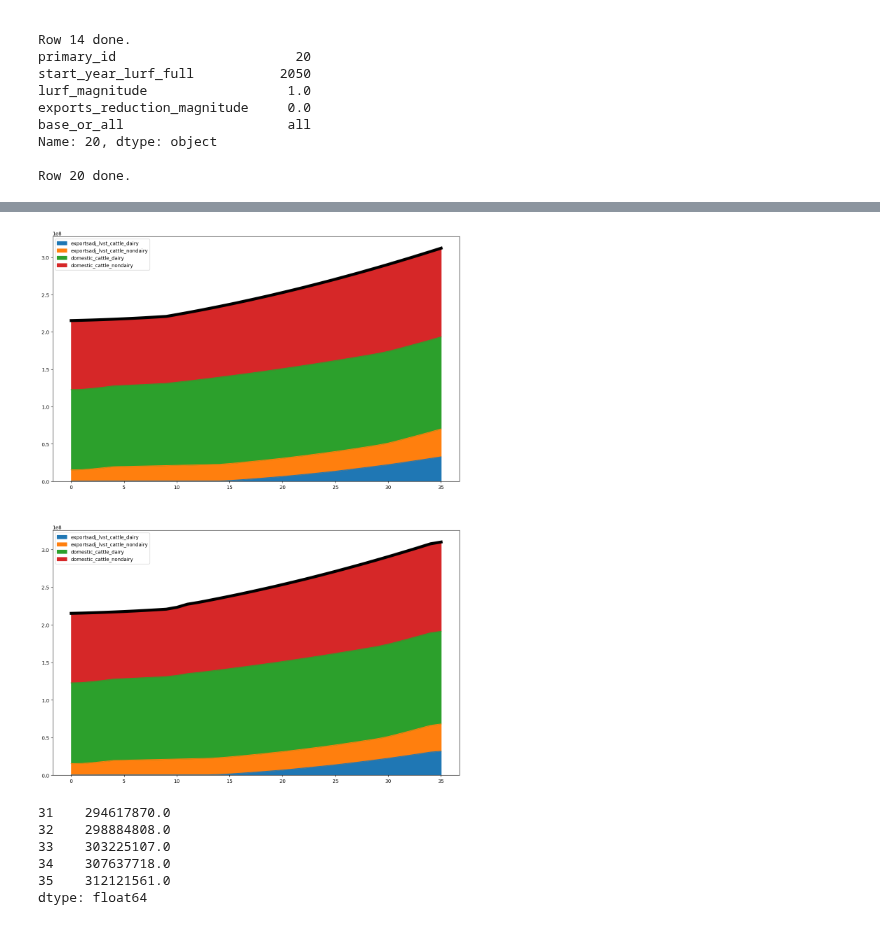
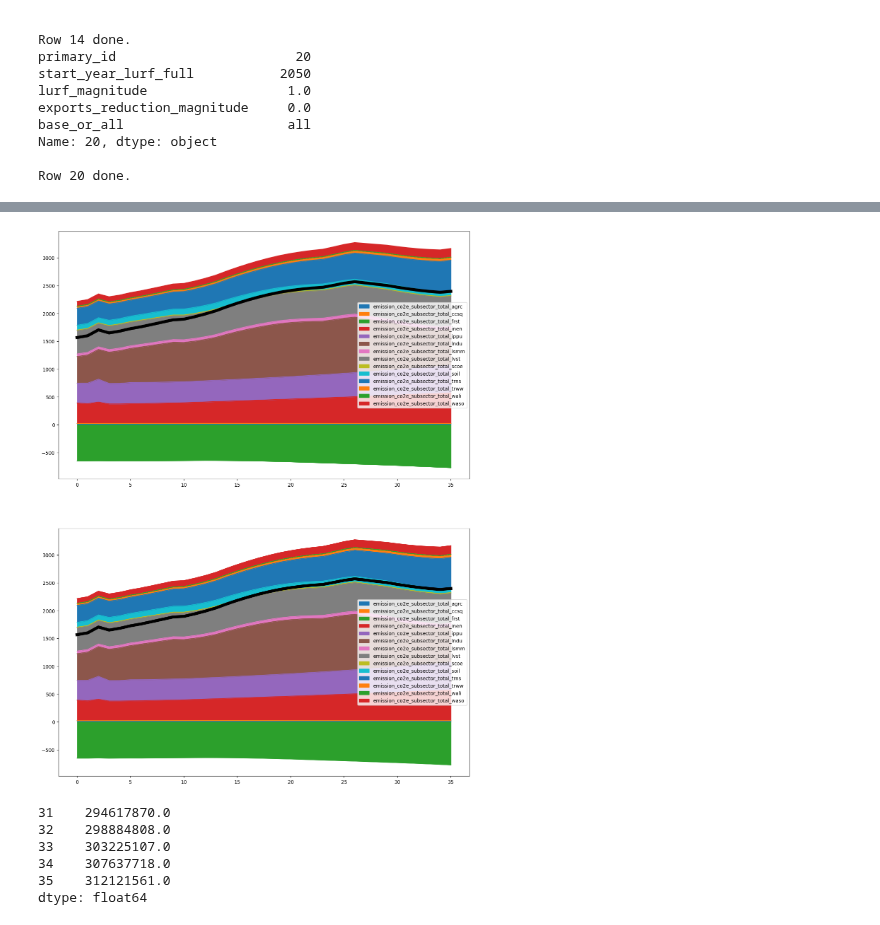
Before and after one commit to jcsyme/sisepuede, a Jupyter notebook: python/build_energy.ipynb, the cells around one changed output, grey strips where cells are left out. Drawn from its saved outputs; the diff is of its cells as text; code cells hidden in the pictures.

```diff
--- a/python/build_energy.ipynb
+++ b/python/build_energy.ipynb
@@ -138,6 +138,10 @@ vec = np.array(
 )*0.5
 region = "brazil"
 #df_cs_integrated_0["lndu_reallocation_factor"] = np.concatenate([vec for x in range(int(len(df_cs_integrated_0)/36))])
+vec = np.array(df_cs_integrated_0["scalar_lvst_carrying_capacity"])
+vec = 1 + (vec - 1)/2
+vec = sf.vec_bounds(vec, (1, np.inf))
+df_cs_integrated_0["scalar_lvst_carrying_capacity"] = vec
 #df_cs_integrated_0["scalar_lvst_carrying_capacity"] = 1
 
 #df_fake_data_0["frac_agrc_no_till_cereals"] = 1
@@ -241,5 +245,5 @@ if False:
     ]["val"].sum()
 
 
-df_out, df_elec = run_strat(5008, df_cs_integrated_0, df_fake_data_0);
+df_out, df_elec = run_strat(1014, df_cs_integrated_0, df_fake_data_0);
 # %% [output]
@@ -667,6 +689,7 @@ array([[[8.21892438e+07, 2.72776731e+04, 0.00000000e+00, ...,
         [1.33491624e+05, 0.00000000e+00, 0.00000000e+00, ...,
          0.00000000e+00, 0.00000000e+00, 1.16936176e+07]]])
 # %%
+df_1014 = df_out.copy()
 fig, ax = plt.subplots(2, 1, figsize = (15, 20))
 #ax[0].set_ylim(-1000, 3500)
 #ax[1].set_ylim(-1000, 3500)
@@ -689,7 +712,7 @@ if 0:
         #and ("forest" in x)
     ]
 
-if 1:
+if 0:
     plot_cattle_domestic = True
     flds = [
         x for x in df_out.columns
@@ -724,34 +747,34 @@ if len(df_out) > 0:
             k1 = f"{k}_negative"
             df_out[k0] = sf.vec_bounds(np.array(df_out[k]), (0, np.inf))
             df_out[k1] = sf.vec_bounds(np.array(df_out[k]), (-np.inf, 0))
             df_out.drop([k], axis = 1, inplace = True)
             flds = flds + [k0, k1]
             flds = [x for x in flds if x != k]
         else:
             df_out[k] = sf.vec_bounds(np.array(df_out[k]), bnds)
 
 #
 if plot_cattle_domestic:
     for k in ["cattle_dairy", "cattle_nondairy"]:
         df_out[f"domestic_{k}"] = np.array(df_out[f"pop_lvst_{k}"]) - np.array(df_out[f"exportsadj_lvst_{k}"])
         df_1014[f"domestic_{k}"] = np.array(df_1014[f"pop_lvst_{k}"]) - np.array(df_1014[f"exportsadj_lvst_{k}"])
 
         flds_drop = [f"pop_lvst_initial_{k}", f"pop_lvst_{k}"]
         flds += [f"domestic_{k}"]
         flds = [x for x in flds if x not in flds_drop]
 
 flds = [x for x in flds if x in df_out.columns]
 df_1014[flds].plot.area(ax = ax[0])
 df_out[flds].plot.area(ax = ax[1])
 
 if True:
     vec_1014_total = df_1014[flds].sum(axis = 1)
     vec_total = df_out[flds].sum(axis = 1)
 
     ax[0].plot(vec_1014_total, linewidth = 6, color = "black")
     ax[1].plot(vec_total, linewidth = 6, color = "black")
 # %% [output]
-[figure, old version]
+[figure, new version]
 # %%
 df_1014[flds].tail().sum(axis = 1)
 # %% [output]
```
Also changed, not shown: parts of 4 cells of this notebook, 5 other files.
